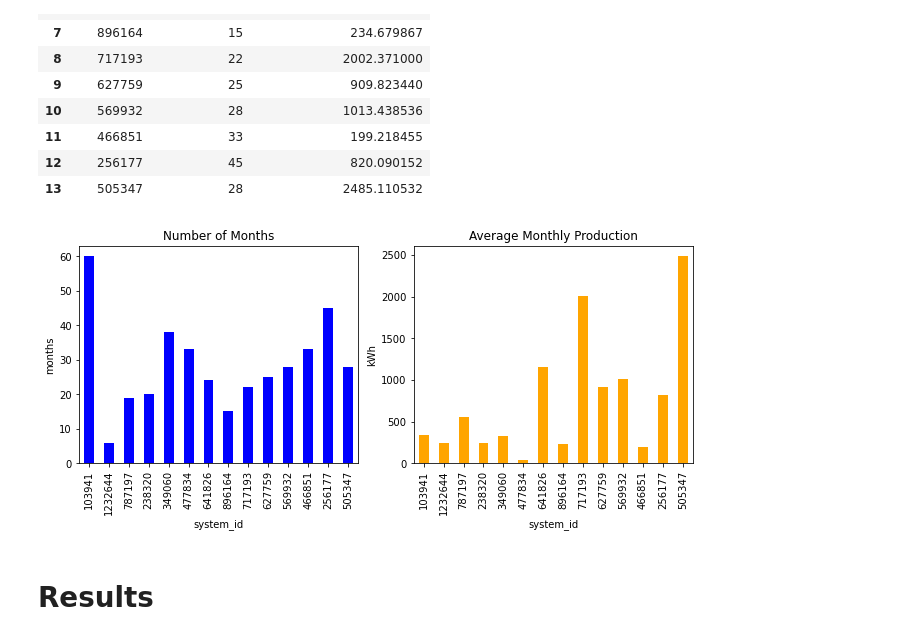
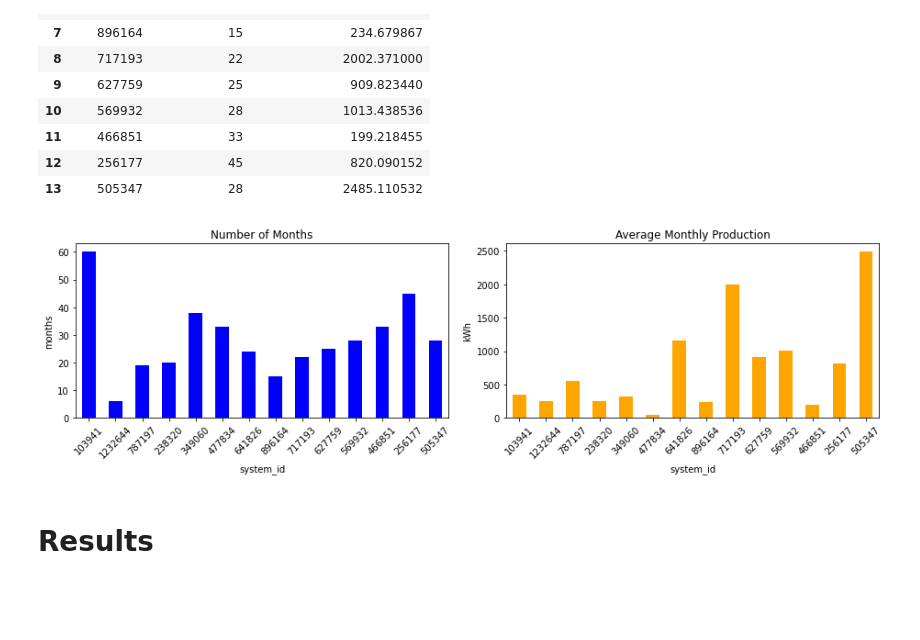
Before and after one commit to richard-timpson/solar-panel-output-prediction, a Jupyter notebook: code/Visualizations/RegressionVisualizations.ipynb, the cells around one changed output. Saved outputs shown, nothing was run; the diff lists cells and outputs as text; code cells hidden in the pictures; blank space fills up the shorter version.

```diff
--- a/code/Visualizations/RegressionVisualizations.ipynb
+++ b/code/Visualizations/RegressionVisualizations.ipynb
@@ -121,21 +121,27 @@ plot_df
 # %%
 import matplotlib.pyplot as plt
 
-fig, axes = plt.subplots(nrows=1, ncols=2, figsize=(11,4))
+fig, axes = plt.subplots(nrows=1, ncols=2, figsize=(13,4))
 axes[0].set_ylabel('months')
 axes[0].set_title('Number of Months')
 axes[1].set_ylabel('kWh')
 axes[1].set_title('Average Monthly Production')
 plot_df.plot.bar(x='system_id', y='num_months', ax=axes[0], color='blue')
 plot_df.plot.bar(x='system_id', y='avg_monthly_production', ax=axes[1], color='orange')
 axes[0].get_legend().remove()
 axes[1].get_legend().remove()
+for tick in axes[0].get_xticklabels():
+    tick.set_rotation(45)
+
+for tick in axes[1].get_xticklabels():
+    tick.set_rotation(45)
+plt.tight_layout()
 plt.savefig(f'{PLOT_DIR}/2-1.png')
 
 # axes = plot_df.plot.bar(x='system_id', subplots=True, rot=0)
 # axes
 # %% [output]
-[figure, old version]
+[figure, new version]
 # %% [markdown]
 # Results
 # %% [markdown]
```
Also changed, not shown: 2 other files.
